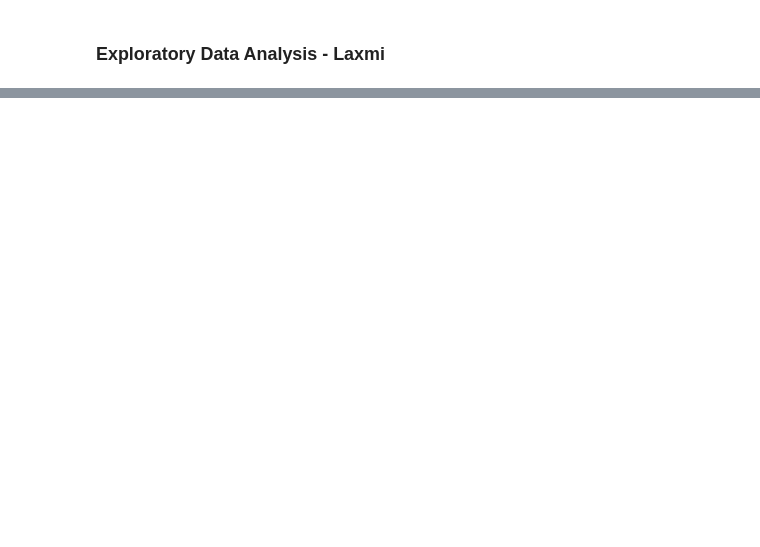
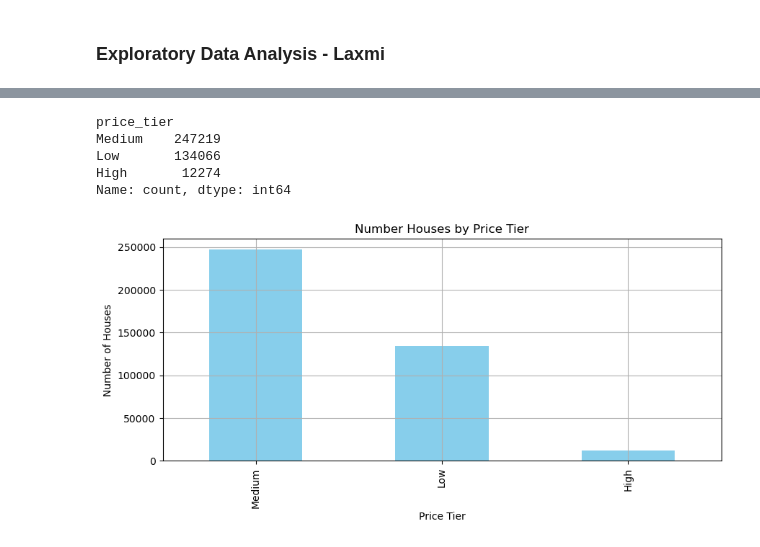
Before and after one commit to oxayavongsa/aai-501-final-team-4, a Jupyter notebook: Final Team 4 Real Estate.ipynb, the cells around one changed output, grey strips where cells are left out. Saved outputs shown, nothing was run; the diff lists cells and outputs as text; code cells hidden in the pictures; blank space fills up the shorter version.

```diff
--- a/Final Team 4 Real Estate.ipynb
+++ b/Final Team 4 Real Estate.ipynb
@@ -53,0 +258,37 @@ None
+# %%
+# Create target column 'Price Tier'
+
+# Append a column for price per acre
+df_no_outliers['price_per_acre'] = df_no_outliers['price'] / df_no_outliers['acre_lot']
+
+# Define price tier thresholds
+low_threshold = 500000
+high_threshold = 10000000
+
+# Assign labels based on price per acre
+df_no_outliers['price_tier'] = pd.cut(
+    df_no_outliers['price_per_acre'],
+    bins=[0, low_threshold, high_threshold, float('inf')],
+    labels=['Low', 'Medium', 'High']
+)
+
+# Counts of unique values in descending order for price_tier
+df_no_outliers['price_tier'].value_counts()
+# %% [output]
+price_tier
+Medium    247219
+Low       134066
+High       12274
+Name: count, dtype: int64
+# %%
+# Plot number of houses by price tier
+df_no_outliers['price_tier'].value_counts().plot(kind='bar', figsize=(10,4), color='skyblue')
+
+# Set title, labels and display
+plt.title(f'Number Houses by Price Tier')
+plt.xlabel('Price Tier')
+plt.ylabel('Number of Houses')
+plt.grid(True)
+plt.show()
+# %% [output]
+[figure, added]
```
Also changed, not shown: parts of 14 cells of this notebook.
